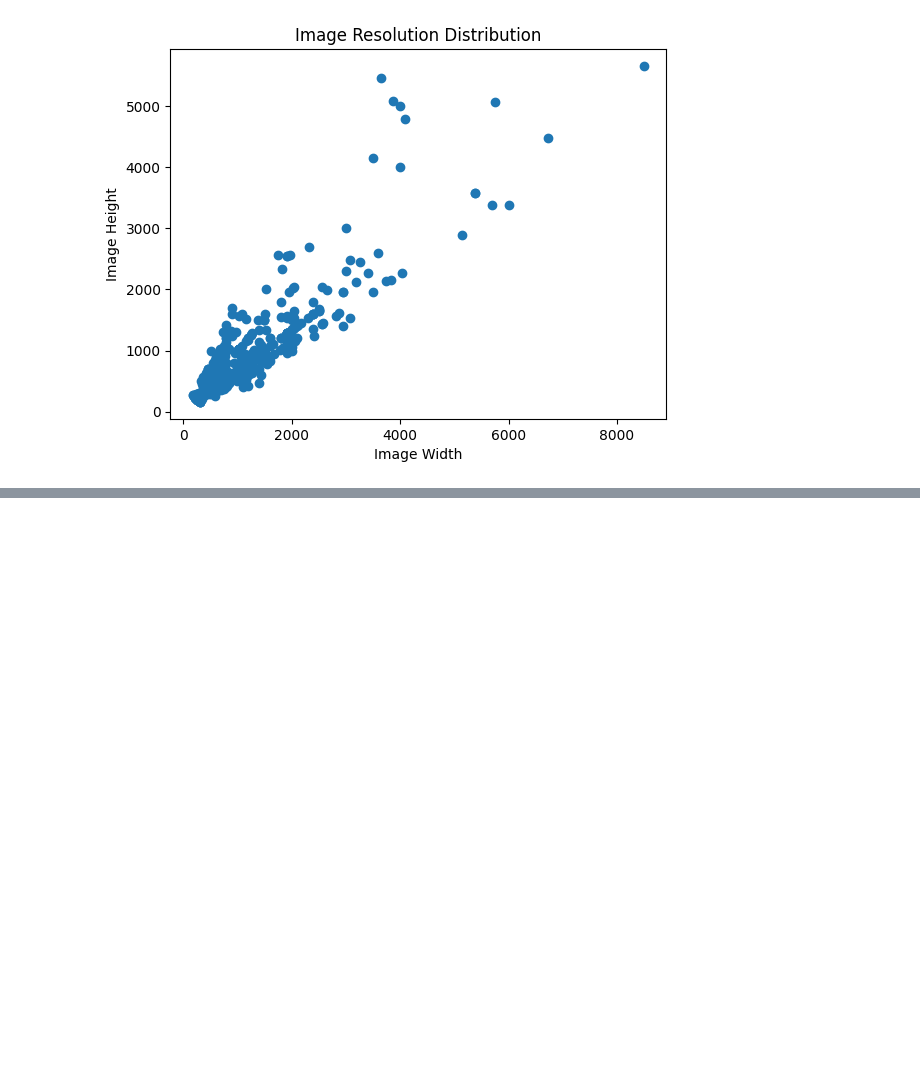
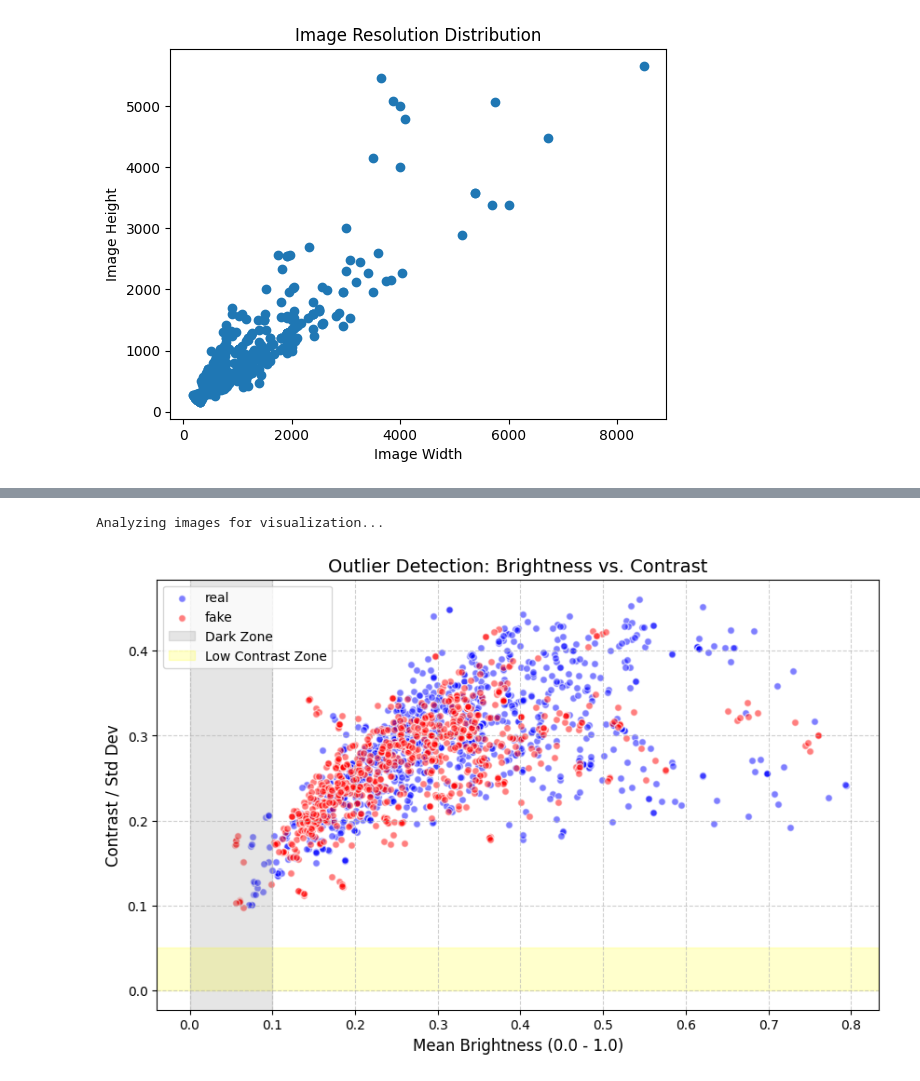
Before and after one commit to Bachar02/challenge1, a Jupyter notebook: deepfake.ipynb, the cells around one changed output, grey strips where cells are left out. Drawn from its saved outputs; the diff is of its cells as text; code cells hidden in the pictures; blank space fills up the shorter version.

```diff
--- a/deepfake.ipynb
+++ b/deepfake.ipynb
@@ -178,0 +486,53 @@ plt.show()
+# %%
+import matplotlib.pyplot as plt
+import numpy as np
+import os
+from PIL import Image
+
+def plot_outlier_graph(base_path):
+    means = []
+    stds = []
+    labels = []
+
+    print("Analyzing images for visualization...")
+    for label in ['real', 'fake']:
+        folder = os.path.join(base_path, label)
+        if not os.path.exists(folder): continue
+
+        for img_name in os.listdir(folder):
+            img_path = os.path.join(folder, img_name)
+            # Load and normalize
+            img = np.array(Image.open(img_path)).astype(np.float32) / 255.0
+
+            means.append(np.mean(img))
+            stds.append(np.std(img))
+            labels.append(label)
+
+    # Convert to arrays
+    means = np.array(means)
+    stds = np.array(stds)
+
+    # Create the plot
+    plt.figure(figsize=(10, 6))
+
+    # Plot Real images in Blue and Fake in Red
+    for cat, color in zip(['real', 'fake'], ['blue', 'red']):
+        mask = [l == cat for l in labels]
+        plt.scatter(means[mask], stds[mask], alpha=0.5, label=cat, c=color, edgecolors='w', s=30)
+
+    # Highlight the "Outlier Zones"
+    plt.axvspan(0, 0.1, color='gray', alpha=0.2, label='Dark Zone') # Too dark
+    plt.axhspan(0, 0.05, color='yellow', alpha=0.2, label='Low Contrast Zone') # Too flat/blank
+
+    plt.title("Outlier Detection: Brightness vs. Contrast", fontsize=14)
+    plt.xlabel("Mean Brightness (0.0 - 1.0)", fontsize=12)
+    plt.ylabel("Contrast / Std Dev", fontsize=12)
+    plt.legend()
+    plt.grid(True, linestyle='--', alpha=0.6)
+    plt.show()
+
+# Run the visualization on your preprocessed training data
+plot_outlier_graph(TRAIN_OUT)
+# %% [output]
+Analyzing images for visualization...
+[figure, added]
```
Also changed, not shown: parts of 8 cells of this notebook.
